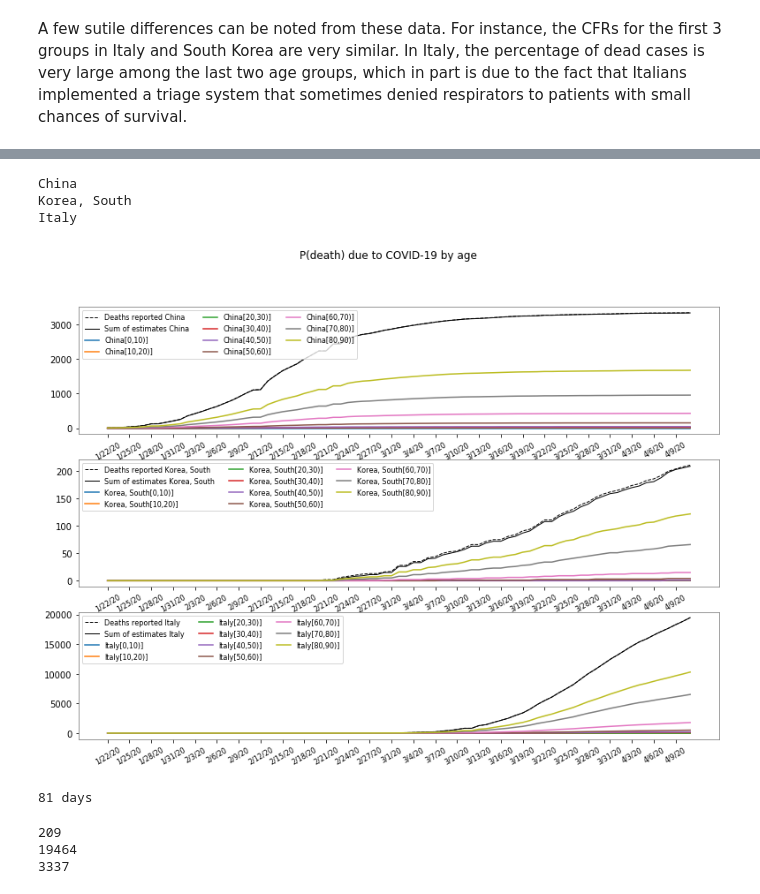
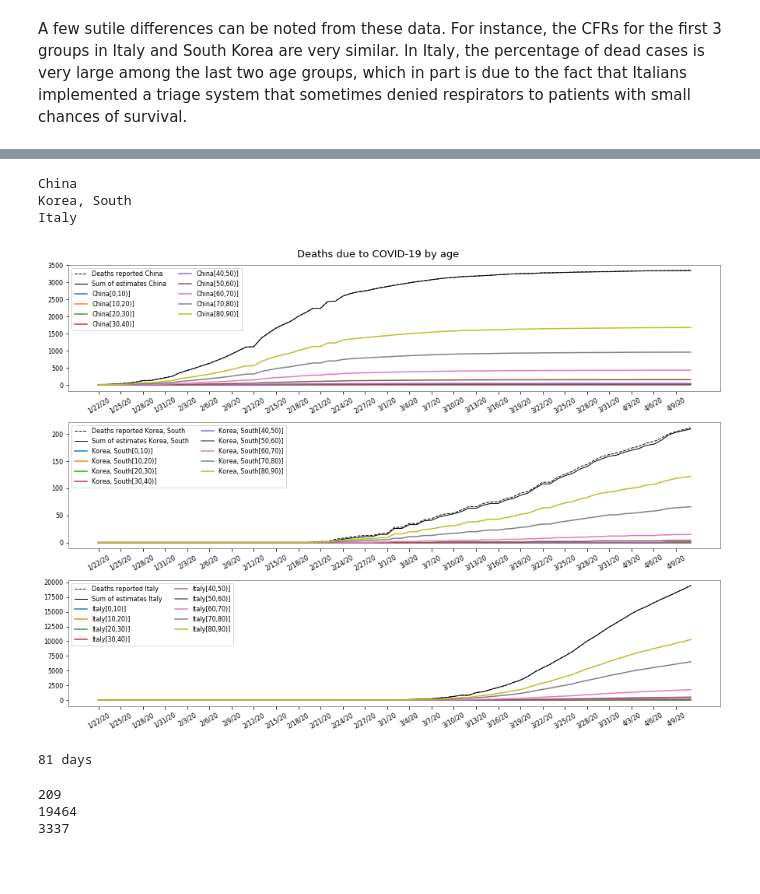
Before and after one commit to scab-unam/dam_COVID-19, a Jupyter notebook: tsam_COVID-19_JHU_cfr_Jan2020-.ipynb, the cells around one changed output, grey strips where cells are left out. Cells and saved outputs as stored; diff of their text form; code cells hidden in the pictures; blank space fills up the shorter version.

```diff
--- a/tsam_COVID-19_JHU_cfr_Jan2020-.ipynb
+++ b/tsam_COVID-19_JHU_cfr_Jan2020-.ipynb
@@ -515,7 +527,7 @@ def sigmoid(a, aMax=0.1,a0=60.0,n=2):
 # %%
 ageCountries=[China, SKorea, Italy]
 ages = np.arange(0,90)
-f11=gr.figure(figsize=(11,5)); gr.ioff(); rows =1;cols=1
+f11=gr.figure(figsize=(9,5)); gr.ioff(); rows =1;cols=1
 f11.suptitle('CFR by age')
 lshift=2.5;  ax=f11.add_subplot(rows,cols,1)
 for n in range(len(ageCountries)):
@@ -528,6 +540,6 @@ ax.set_xticks(aGroups)
 ax.set_yticks(np.arange(0,20+1,2))
 ax.set_xlabel('Age groups')
 gr.ion(); gr.draw();  gr.show()
-f11Name='tsam_COVID19_JHU_cfr+propDeathCasesByAge_China+SKorea+Italy.png'
+f11Name='tsam_COVID19_JHU_cfrByAge_China+SKorea+Italy.png'
 f11.savefig(f11Name)
 # %% [output]
@@ -609,24 +622,0 @@ f10b.savefig(f10bName)
-# %%
-a0s = [74,70,72]; aMaxs=[1.4*0.12,1.3*0.202,1.3*0.14]
-pMaxs=[0.76,0.68,0.68]
-f10=gr.figure(figsize=(13,11)); gr.ioff();
-f10.suptitle('Comparison between CFRs by age and proportion of deaths by age (among confirmed)')
-axCFR=list(); axDP=list(); rows =len(ageCountries);cols=2
-for n in range(len(ageCountries)):
-    C=ageCountries[n]
-    axCFR.append(f10.add_subplot(rows,cols,2*n+1))
-    axCFR[n].text(0,0.1,C['Country name'])
-    axCFR[n].bar(aGroups, C['ageCFR'],width=8,align='edge',label='CFR '
-                 +C['Country name']);
-    axCFR[n].plot(ages, sigmoid(a=ages,a0=a0s[n],aMax=aMaxs[n],n=9))
-    axCFR[n].legend(loc='upper left')
-    axDP.append(f10.add_subplot(rows,cols,2*n+2))
-    axDP[n].text(0,0.1,C['Country name'])
-    axDP[n].bar(aGroups, C['ageDeadCaseProps'],width=8,align='edge',label='P(COVID-19 dead by age) '+ageCountries[n]['Country name']);
-    axDP[n].plot(ages, sigmoid(a=ages,a0=a0s[n],aMax=pMaxs[n],n=9))
-    axDP[n].legend(loc='upper left')
-f10.subplots_adjust(left=0.075,bottom=0.075,right=0.97,top=0.95,wspace=0.2,hspace=0.25)
-gr.ion(); gr.draw();
-
-f10Name='tsam_COVID19_JHU_cfr+propDeathCasesByAge_China+SKorea+Italy.png'
-f10.savefig(f10Name)
@@ -635,36 +623,37 @@ f10.savefig(f10Name)
 # %%
 ages = np.arange(0,90)
 f12=gr.figure(figsize=(13,9)); gr.ioff(); rows =3;cols=1
-f12.suptitle('P(death) due to COVID-19 by age')
+f12.suptitle('Deaths due to COVID-19 by age')
 ax=list()
 ticks= np.arange(0,nDays,3)
 convFactor =1
 for n in range(len(ageCountries)):
     ax.append(f12.add_subplot(rows,cols,n+1))
     C = ageCountries[n]
     print(C['Country name'])
     ax[n].plot(C['totDeathCases'],'k--', alpha=1, lw=1,label='Deaths reported '+ C['Country name']);
     ax[n].plot(C['totDeathCases_ageProps'].sum(0),'k',lw=1,label='Sum of estimates '+ C['Country name']);
     for nn in range(len(aGroups)):
         ax[n].plot(C['totDeathCases_ageProps'][nn],label=C['Country name']+ '[%d,%d)]'%(aGroups[nn],aGroups[nn]+10));
-    ax[n].legend(loc='upper left',ncol=3, fontsize=8)
+    ax[n].legend(loc='upper left',ncol=2, fontsize=8)
     ax[n].set_xticks(ticks)
     ax[n].set_xticklabels(dates[ticks],{'fontsize':8})
     for label in ax[n].get_xticklabels():
         label.set_rotation(30)
         label.set_horizontalalignment('center')
         label.set_fontsize(8)
+f12.subplots_adjust(left=0.075,bottom=0.075,right=0.97,top=0.95,wspace=0.2,hspace=0.25)
 gr.ion(); gr.draw();  gr.show()
 
 f12Name='tsam_COVID19_JHU_cfr+propDeathCasesByAgeTS.png'
 f12.savefig(f12Name)
 
 print('%d days'%nDays)
 # %% [output]
 China
 Korea, South
 Italy
-[figure, old version]
+[figure, new version]
 81 days
 # %%
 print(SKorea['totDeathCases_ageProps'].sum(0)[-1])
```
Also changed, not shown: parts of 17 cells of this notebook, 14 other files.
